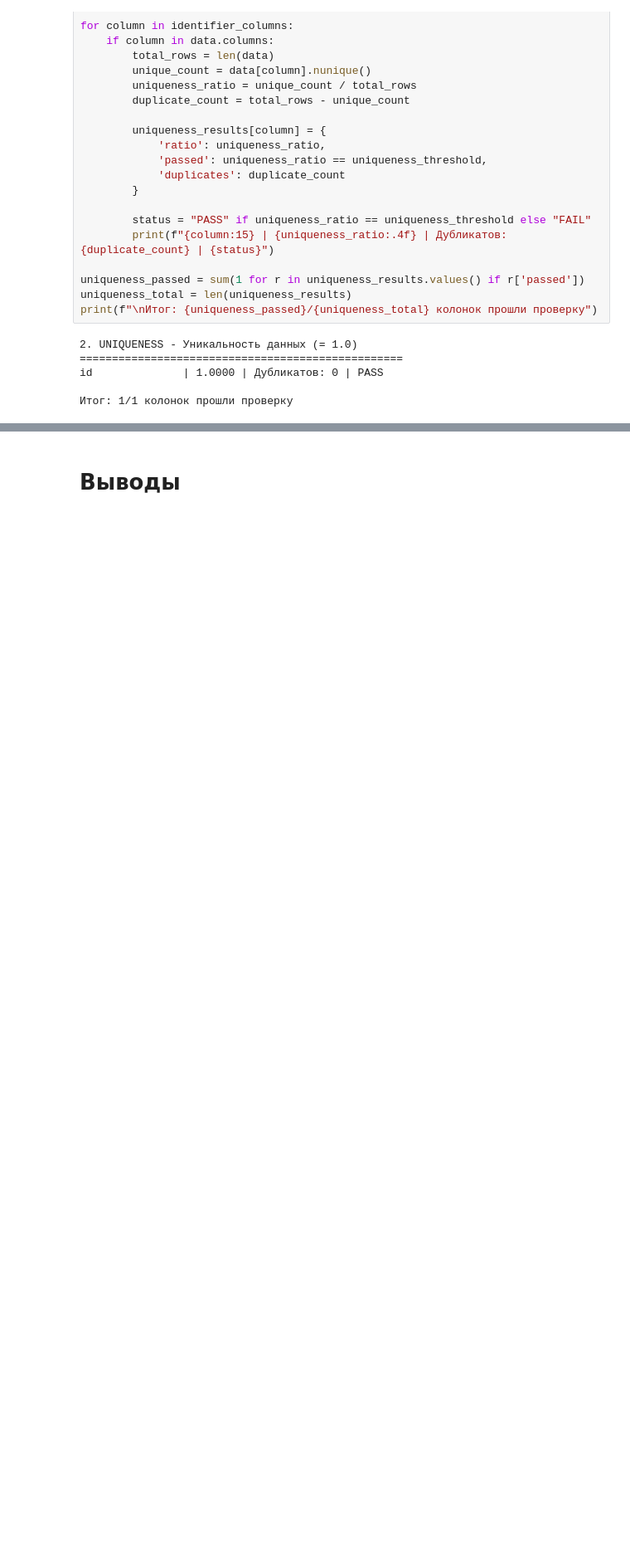
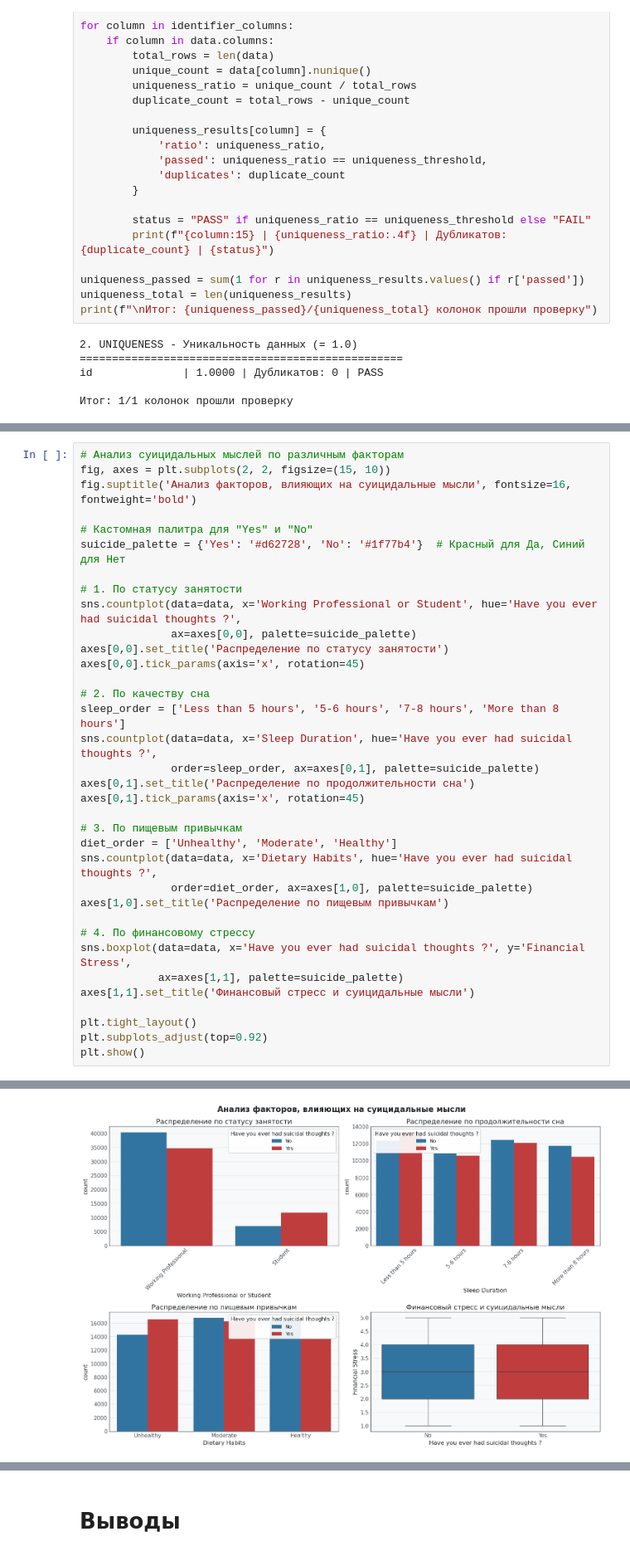
Before and after one commit to lapoverine/DDE_repo, a Jupyter notebook: notebooks/EDA.ipynb, the cells around one changed output, grey strips where cells are left out. Shown at 83% size. Drawn from its saved outputs; the diff is of its cells as text; blank space fills up the shorter version.

```diff
--- a/notebooks/EDA.ipynb
+++ b/notebooks/EDA.ipynb
@@ -392,0 +443,36 @@ id              | 1.0000 | Дубликатов: 0 | PASS
+# %%
+# Анализ суицидальных мыслей по различным факторам
+fig, axes = plt.subplots(2, 2, figsize=(15, 10))
+fig.suptitle('Анализ факторов, влияющих на суицидальные мысли', fontsize=16, fontweight='bold')
+
+# Кастомная палитра для "Yes" и "No"
+suicide_palette = {'Yes': '#d62728', 'No': '#1f77b4'}  # Красный для Да, Синий для Нет
+
+# 1. По статусу занятости
+sns.countplot(data=data, x='Working Professional or Student', hue='Have you ever had suicidal thoughts ?',
+              ax=axes[0,0], palette=suicide_palette)
+axes[0,0].set_title('Распределение по статусу занятости')
+axes[0,0].tick_params(axis='x', rotation=45)
+
+# 2. По качеству сна
+sleep_order = ['Less than 5 hours', '5-6 hours', '7-8 hours', 'More than 8 hours']
+sns.countplot(data=data, x='Sleep Duration', hue='Have you ever had suicidal thoughts ?',
+              order=sleep_order, ax=axes[0,1], palette=suicide_palette)
+axes[0,1].set_title('Распределение по продолжительности сна')
+axes[0,1].tick_params(axis='x', rotation=45)
+
+# 3. По пищевым привычкам
+diet_order = ['Unhealthy', 'Moderate', 'Healthy']
+sns.countplot(data=data, x='Dietary Habits', hue='Have you ever had suicidal thoughts ?',
+              order=diet_order, ax=axes[1,0], palette=suicide_palette)
+axes[1,0].set_title('Распределение по пищевым привычкам')
+
+# 4. По финансовому стрессу
+sns.boxplot(data=data, x='Have you ever had suicidal thoughts ?', y='Financial Stress',
+            ax=axes[1,1], palette=suicide_palette)
+axes[1,1].set_title('Финансовый стресс и суицидальные мысли')
+
+plt.tight_layout()
+plt.subplots_adjust(top=0.92)
+plt.show()
+# %% [output]
@@ -392,0 +480 @@ id              | 1.0000 | Дубликатов: 0 | PASS
+[figure, added]
```
Also changed, not shown: parts of 13 cells of this notebook.
